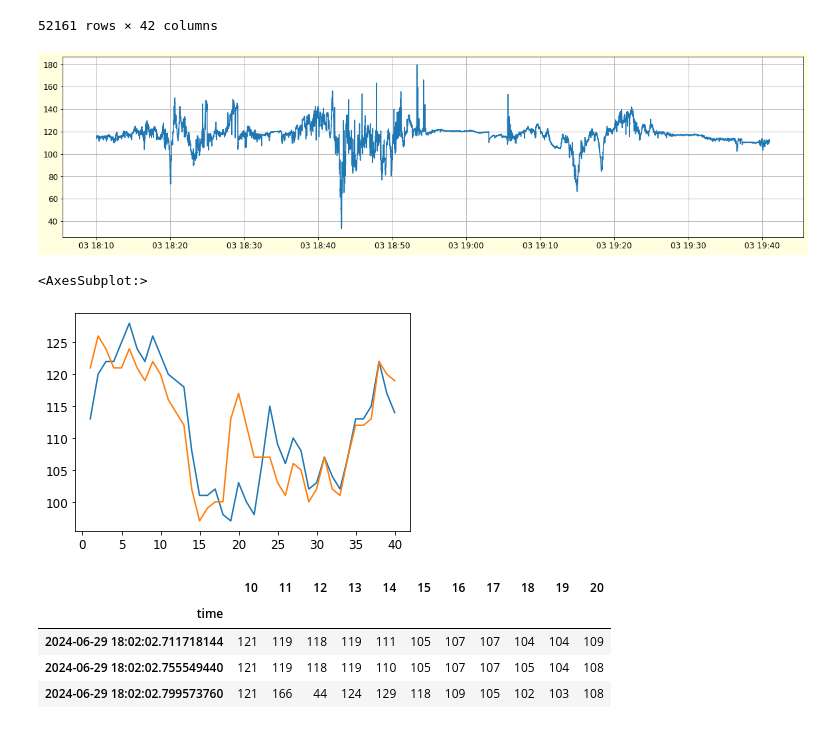
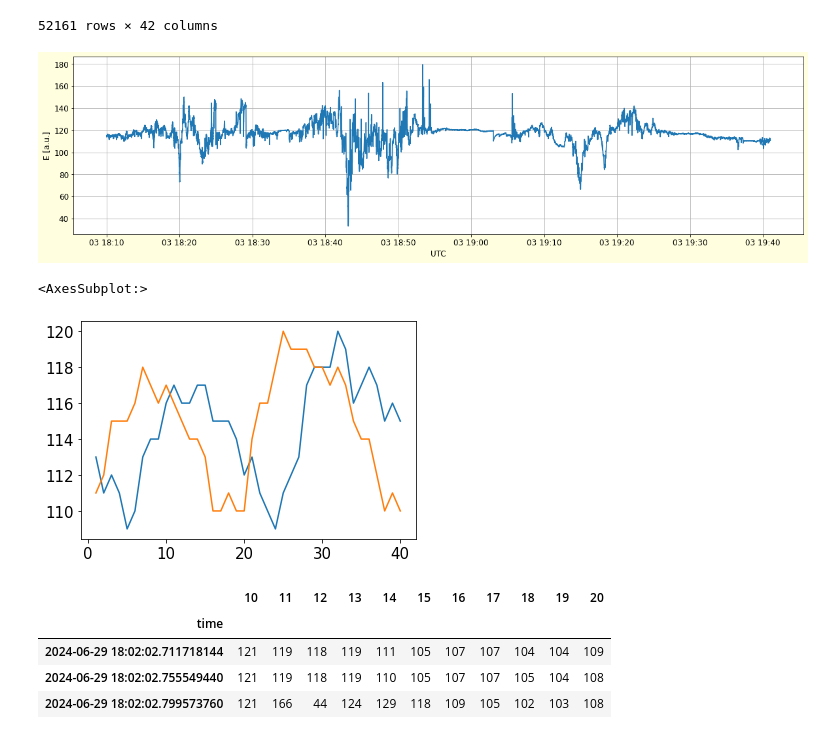
Before and after one commit to ODZ-UJF-AV-CR/auto1, a Jupyter notebook: notebooks/kleinwachter.ipynb, the cells around one changed output. Cells and saved outputs as stored; diff of their text form; code cells hidden in the pictures.

```diff
--- a/notebooks/kleinwachter.ipynb
+++ b/notebooks/kleinwachter.ipynb
@@ -172,18 +172,22 @@ df['mean'] = df[30].rolling(20).mean()
 plt.plot(df.loc['2024-07-03 18:10':'2024-07-03 19:40','mean'])
 #plt.plot(df['mean'])
 #plt.ylim(10,140)
+plt.xlabel('UTC')
+plt.ylabel('E [a.u.]')
 plt.grid()
 thundermill = df.copy()
 # %% [output]
-[figure, old version]
+[figure, new version]
 # %%
-TIME = pd.to_datetime('2024-06-28 15:04:03.6')
+
+#TIME = pd.to_datetime('2024-06-28 15:04:03.6')
+TIME = pd.to_datetime('2024-07-03 18:10')
 TIMEEND = TIME + pd.to_timedelta(0.1, 's')
 
 df.loc[TIME:TIMEEND,1:40].apply(pd.to_numeric).T.plot(legend=None)
 # %% [output]
 <AxesSubplot:>
-[figure, old version]
+[figure, new version]
 # %%
 df.loc[TIME:TIMEEND,10:20]
 # %% [output]
```
Also changed, not shown: parts of 1 cell of this notebook, 8 other files.
